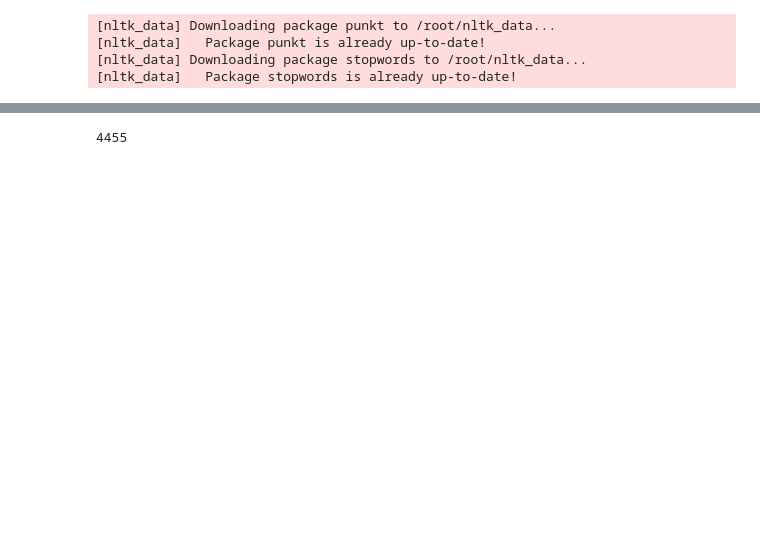
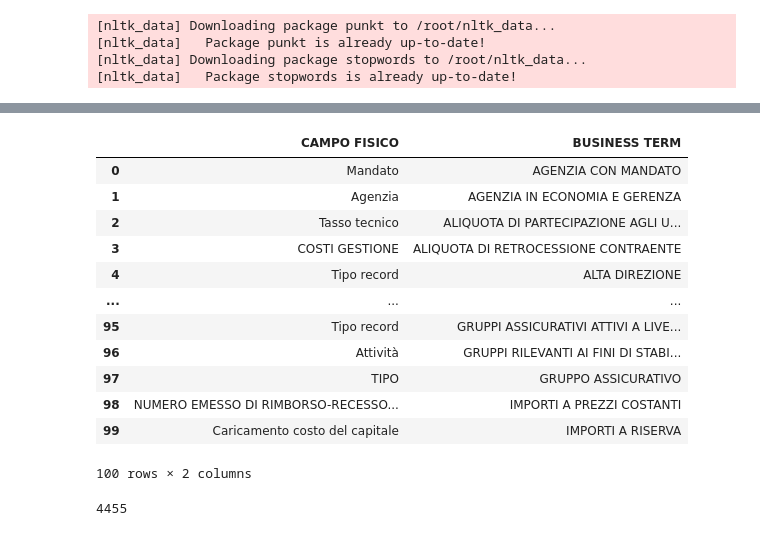
Before and after one commit to RiccardoRubini93/ML-AI-cookbook, a Jupyter notebook: similarity_v1.ipynb, the cells around one changed output, grey strips where cells are left out. Saved outputs shown, nothing was run; the diff lists cells and outputs as text; code cells hidden in the pictures; blank space fills up the shorter version.

```diff
--- a/similarity_v1.ipynb
+++ b/similarity_v1.ipynb
@@ -40,7 +82,8 @@ tfidf_vectorizer = TfidfVectorizer()
 tfidf_matrix_business = tfidf_vectorizer.fit_transform(business_glossary_df['BUSINESS TERM'])
 tfidf_matrix_interfacce = tfidf_vectorizer.transform(interfacce_df['CAMPO FISICO'])
 # %%
-cosine_similarities = cosine_similarity(tfidf_matrix_interfacce, tfidf_matrix_business)
+#cosine_similarities = cosine_similarity(tfidf_matrix_interfacce, tfidf_matrix_business)
+cosine_similarities = cosine_similarity(tfidf_matrix_business,tfidf_matrix_interfacce)
 # %%
 cosine_similarities.shape
 # %% [output]
@@ -54,9 +95,30 @@ for idx, row in enumerate(interfacce_df.iterrows()):
   business_term = business_glossary_df.iloc[similar_business_term_idx]['BUSINESS TERM']
   campo_fisico = row[1]['CAMPO FISICO']
   results.append((campo_fisico, business_term))
+# %%
+results = []
+for idx, row in enumerate(business_glossary_df_ori.iterrows()):
+  similar_business_term_idx = cosine_similarities[idx].argmax()
+  business_term = row[1]['BUSINESS TERM']
+  campo_fisico = interfacce_df.iloc[similar_business_term_idx]['CAMPO FISICO']
+  results.append((campo_fisico, business_term))
 # %%
 results_df = pd.DataFrame(results, columns=['CAMPO FISICO', 'BUSINESS TERM'])
-results_df.head()
+results_df.head(100)
+# %% [output]
+|  | CAMPO FISICO | BUSINESS TERM |
+| 0 | Mandato | AGENZIA CON MANDATO |
+| 1 | Agenzia | AGENZIA IN ECONOMIA E GERENZA |
+| 2 | Tasso tecnico | ALIQUOTA DI PARTECIPAZIONE AGLI U... |
+| 3 | COSTI GESTIONE | ALIQUOTA DI RETROCESSIONE CONTRAENTE |
+| 4 | Tipo record | ALTA DIREZIONE |
+| ... | ... | ... |
+| 95 | Tipo record | GRUPPI ASSICURATIVI ATTIVI A LIVE... |
+| 96 | Attività | GRUPPI RILEVANTI AI FINI DI STABI... |
+| 97 | TIPO | GRUPPO ASSICURATIVO |
+| 98 | NUMERO EMESSO DI RIMBORSO-RECESSO... | IMPORTI A PREZZI COSTANTI |
+| 99 | Caricamento costo del capitale | IMPORTI A RISERVA |
+100 rows × 2 columns
 # %%
 #define score: number of recognised terms / total
 results_df.shape[0]
```
Also changed, not shown: parts of 8 cells of this notebook.
